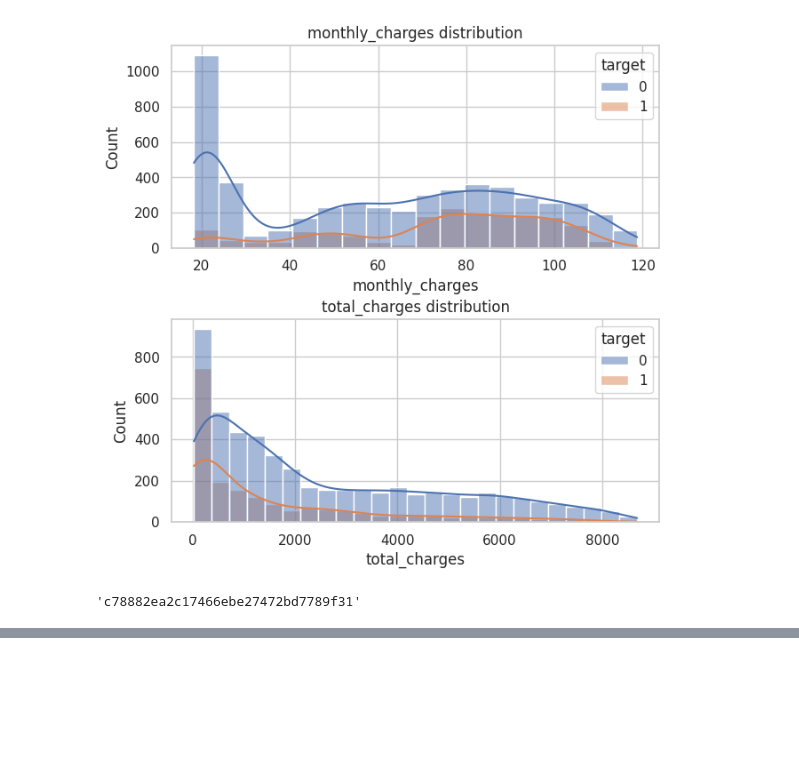
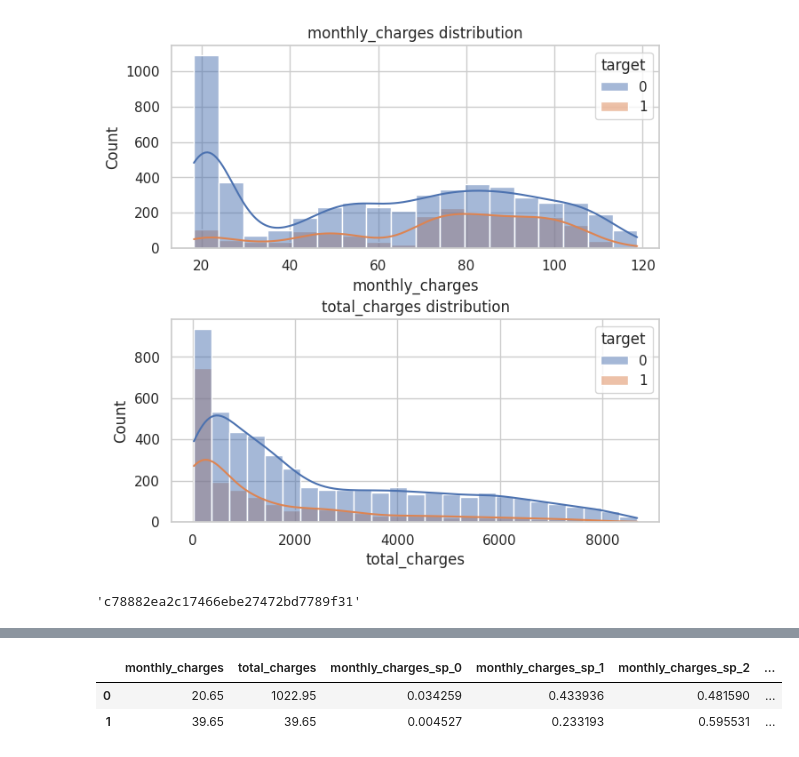
Before and after one commit to superVo1d/mle-mlflow, a Jupyter notebook: eda.ipynb, the cells around one changed output, grey strips where cells are left out. Saved outputs shown, nothing was run; the diff lists cells and outputs as text; code cells hidden in the pictures; blank space fills up the shorter version.

```diff
--- a/eda.ipynb
+++ b/eda.ipynb
@@ -384,0 +485,79 @@ run_id
+# %%
+num_columns = ["monthly_charges", "total_charges"]
+
+n_knots = 3
+degree_spline = 4
+n_quantiles=100
+degree = 3
+n_bins = 5
+encode = 'ordinal'
+strategy = 'uniform'
+subsample = None
+
+df[num_columns] = df[num_columns].fillna(df[num_columns].mean())
+num_df = df[num_columns]
+
+
+# SplineTransformer
+encoder_spl = SplineTransformer(n_knots=n_knots, degree=degree_spline)
+encoded_features = encoder_spl.fit_transform(df[num_columns].to_numpy())
+
+encoded_df = pd.DataFrame(
+    encoded_features,
+    columns=encoder_spl.get_feature_names_out(num_columns)
+)
+num_df = pd.concat([num_df, encoded_df], axis=1)
+
+
+# QuantileTransformer
+encoder_q = QuantileTransformer(n_quantiles=n_quantiles)
+encoded_features = encoder_q.fit_transform(df[num_columns].to_numpy())
+
+encoded_df = pd.DataFrame(
+    encoded_features,
+    columns=encoder_q.get_feature_names_out(num_columns)
+)
+encoded_df.columns = [col + f"_q_{n_quantiles}" for col in num_columns]
+num_df = pd.concat([num_df, encoded_df], axis=1)
+
+
+# RobustScaler
+encoder_rb = RobustScaler()
+encoded_features = encoder_rb.fit_transform(df[num_columns].to_numpy())
+
+encoded_df = pd.DataFrame(
+    encoded_features,
+    columns=encoder_rb.get_feature_names_out(num_columns)
+)
+# encoded_df.columns = [col + f"_robust" for col in num_columns]
+num_df = pd.concat([num_df, encoded_df], axis=1)
+
+
+# PolynomialFeatures
+encoder_pol = PolynomialFeatures(degree=degree)
+encoded_features = encoder_pol.fit_transform(df[num_columns].to_numpy())
+
+encoded_df = pd.DataFrame(
+    encoded_features,
+    columns=encoder_pol.get_feature_names_out(num_columns)
+)
+# encoded_df.columns = [encoded_df.columns[1 + len(num_columns):]]
+num_df = pd.concat([num_df, encoded_df], axis=1)
+
+# KBinsDiscretizer
+encoder_kbd = KBinsDiscretizer(n_bins=n_bins, encode=encode, strategy=strategy, subsample=subsample)
+encoded_features = encoder_kbd.fit_transform(df[num_columns].to_numpy())
+
+encoded_df = pd.DataFrame(
+    encoded_features,
+    columns=encoder_kbd.get_feature_names_out(num_columns)
+)
+encoded_df.columns = [col + f"_bin" for col in num_columns]
+num_df = pd.concat([num_df, encoded_df], axis=1)
+
+
+num_df.head(2)
+# %% [output]
+|  | monthly_charges | total_charges | monthly_charges_sp_0 | monthly_charges_sp_1 | monthly_charges_sp_2 | ... |
+| 0 | 20.65 | 1022.95 | 0.034259 | 0.433936 | 0.481590 | ... |
+| 1 | 39.65 | 39.65 | 0.004527 | 0.233193 | 0.595531 | ... |
```
Also changed, not shown: parts of 17 cells of this notebook, 17 other files.
